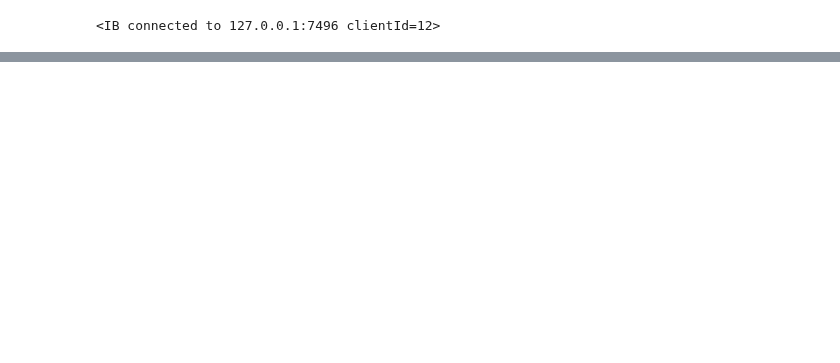
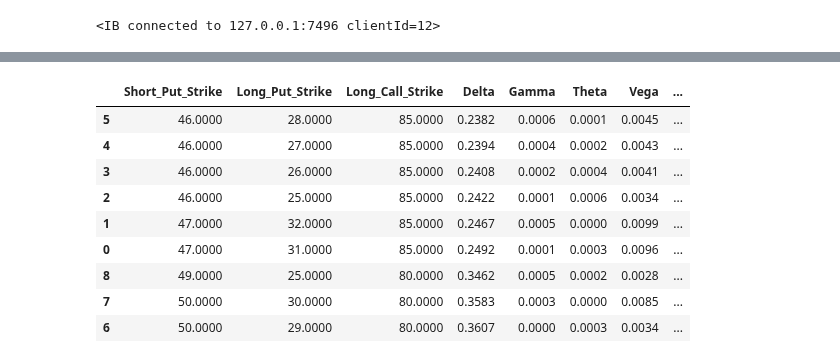
Before and after one commit to auto-d1dact/Trading, a Jupyter notebook: TWS API/TWS MR Long Carry Long Convexity.ipynb, the cells around one changed output, grey strips where cells are left out. Cells and saved outputs as stored; diff of their text form; code cells hidden in the pictures; blank space fills up the shorter version.

```diff
--- a/TWS API/TWS MR Long Carry Long Convexity.ipynb
+++ b/TWS API/TWS MR Long Carry Long Convexity.ipynb
@@ -477,5 +480,16 @@ potential_downs
 # %%
-potential_ups[(potential_ups.MaxLoss > - 1000) &
-              (potential_ups.Long_Call_Strike < 150)].sort_values('Short_Put_Strike')
+potential_ups[(potential_ups.MaxLoss > -10000) &
+              (potential_ups.Long_Call_Strike < 460)].sort_values('Short_Put_Strike')
+# %% [output]
+|  | Short_Put_Strike | Long_Put_Strike | Long_Call_Strike | Delta | Gamma | Theta | Vega | ... |
+| 5 | 46.0000 | 28.0000 | 85.0000 | 0.2382 | 0.0006 | 0.0001 | 0.0045 | ... |
+| 4 | 46.0000 | 27.0000 | 85.0000 | 0.2394 | 0.0004 | 0.0002 | 0.0043 | ... |
+| 3 | 46.0000 | 26.0000 | 85.0000 | 0.2408 | 0.0002 | 0.0004 | 0.0041 | ... |
+| 2 | 46.0000 | 25.0000 | 85.0000 | 0.2422 | 0.0001 | 0.0006 | 0.0034 | ... |
+| 1 | 47.0000 | 32.0000 | 85.0000 | 0.2467 | 0.0005 | 0.0000 | 0.0099 | ... |
+| 0 | 47.0000 | 31.0000 | 85.0000 | 0.2492 | 0.0001 | 0.0003 | 0.0096 | ... |
+| 8 | 49.0000 | 25.0000 | 80.0000 | 0.3462 | 0.0005 | 0.0002 | 0.0028 | ... |
+| 7 | 50.0000 | 30.0000 | 80.0000 | 0.3583 | 0.0003 | 0.0000 | 0.0085 | ... |
+| 6 | 50.0000 | 29.0000 | 80.0000 | 0.3607 | 0.0000 | 0.0003 | 0.0034 | ... |
 # %%
 ib.disconnect()
```
Also changed, not shown: parts of 3 cells of this notebook, 2 other files.
